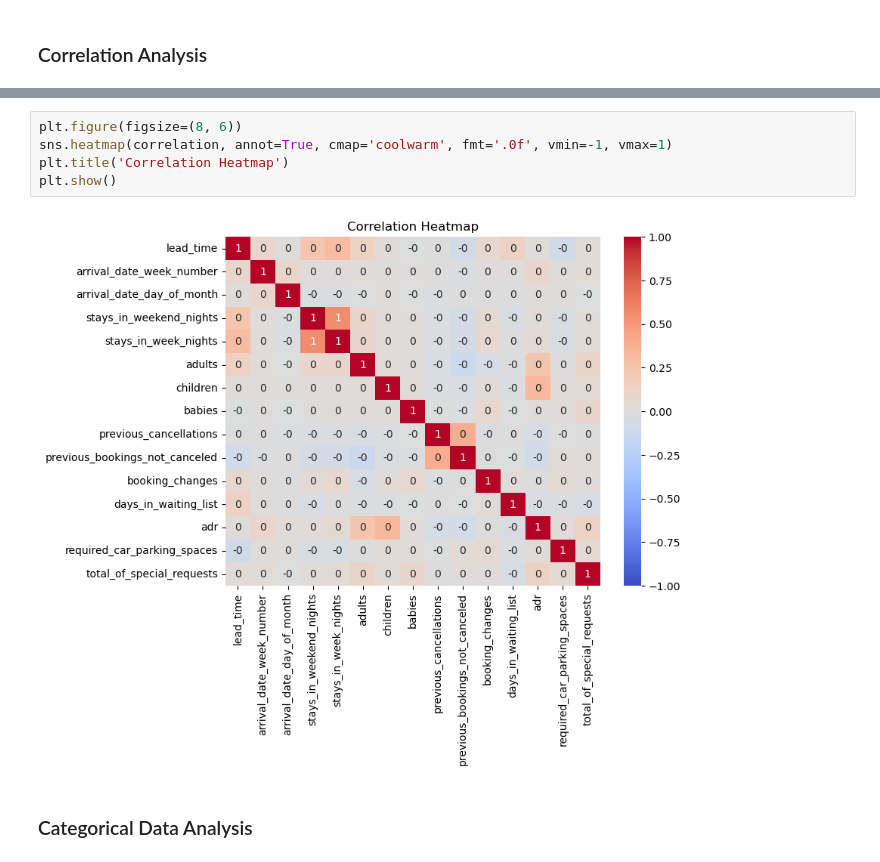
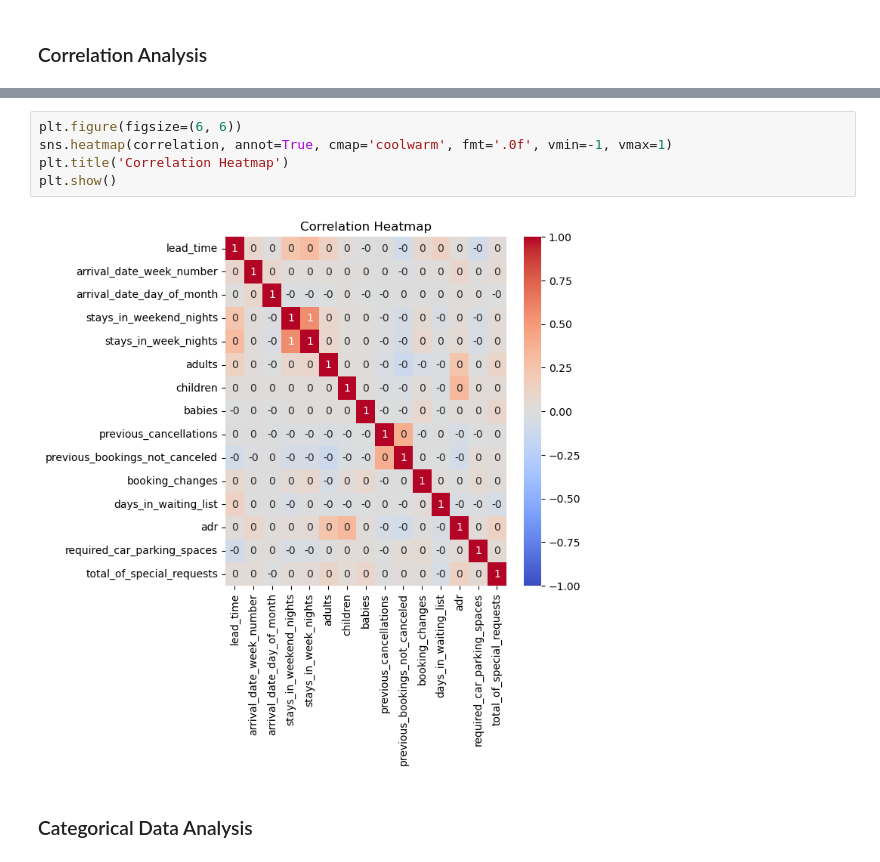
Before and after one commit to adars124/ML-practice, a Jupyter notebook: practical/EDA-Assignment.ipynb, the cells around one changed output, grey strips where cells are left out. Drawn from its saved outputs; the diff is of its cells as text.

```diff
--- a/practical/EDA-Assignment.ipynb
+++ b/practical/EDA-Assignment.ipynb
@@ -434,12 +434,12 @@ correlation
 | required_car_parking_spaces | -0.086634 | 0.008888 | 0.009199 | -0.042936 | -0.044317 | ... |
 | total_of_special_requests | 0.034133 | 0.046460 | -0.001639 | 0.032493 | 0.037855 | ... |
 # %%
-plt.figure(figsize=(8, 6))
+plt.figure(figsize=(6, 6))
 sns.heatmap(correlation, annot=True, cmap='coolwarm', fmt='.0f', vmin=-1, vmax=1)
 plt.title('Correlation Heatmap')
 plt.show()
 # %% [output]
-[figure, old version]
+[figure, new version]
 # %% [markdown]
 ### Categorical Data Analysis
 # %%
```
Also changed, not shown: parts of 1 cell of this notebook, 6 other files.
